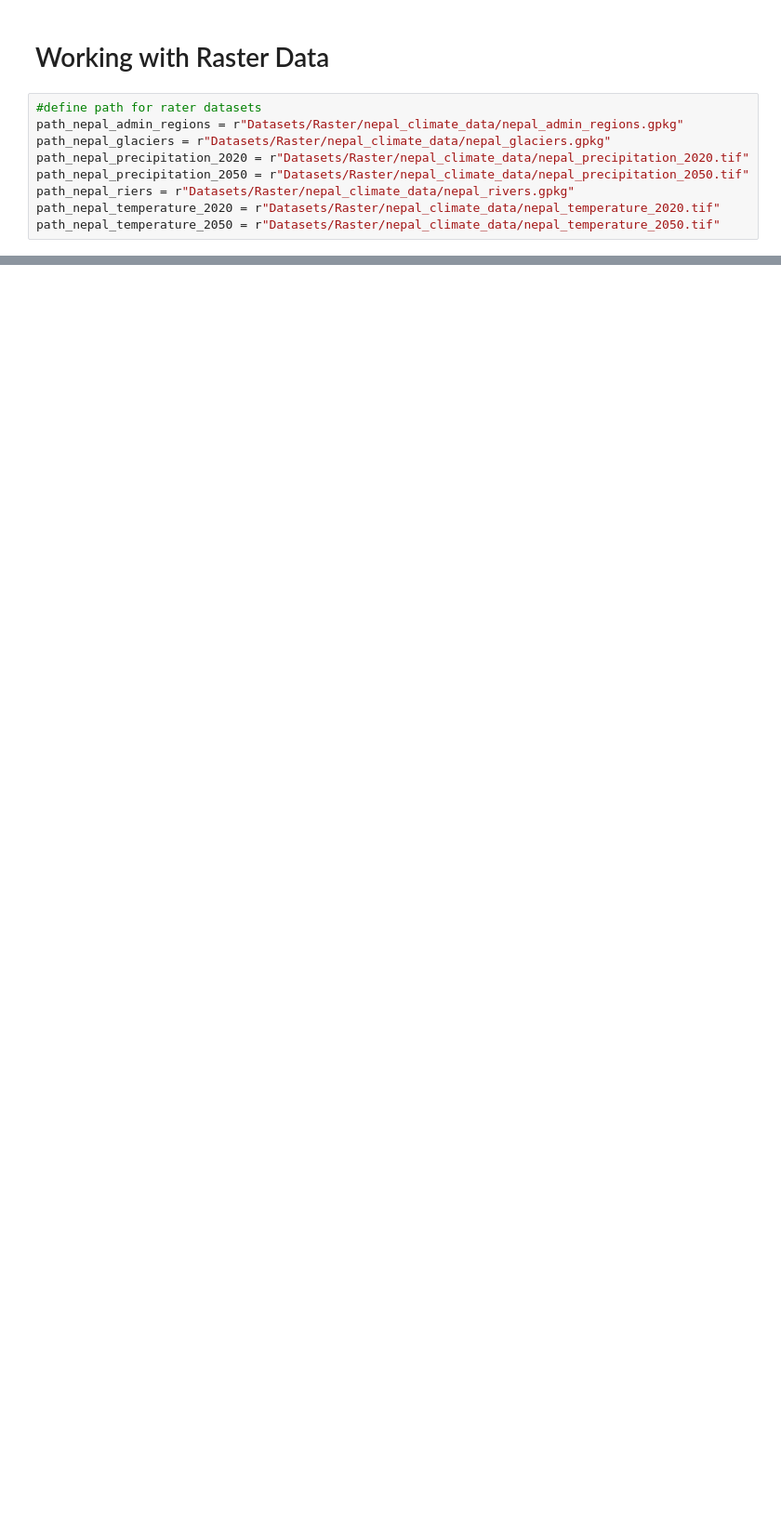
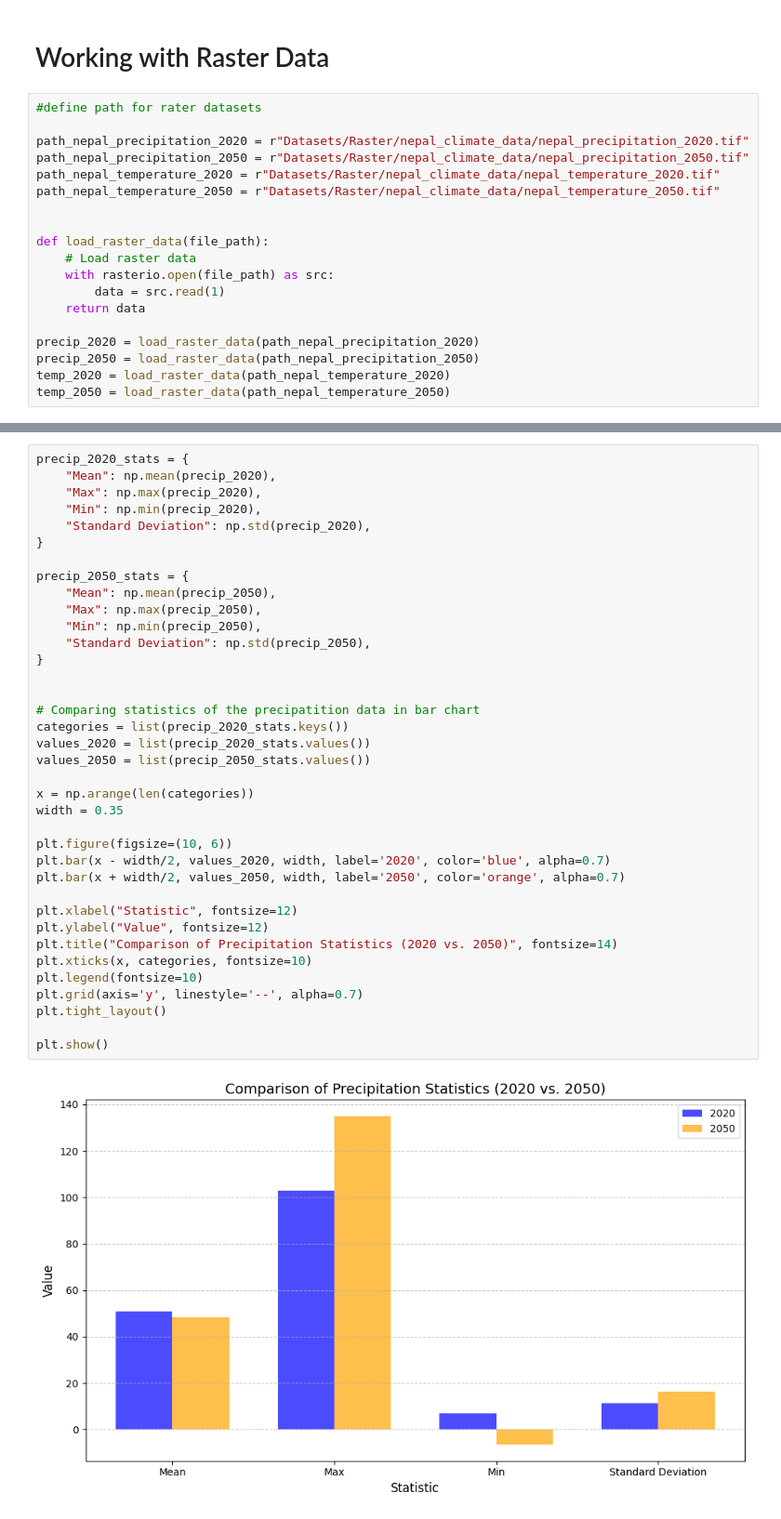
Before and after one commit to Omdena-NIC-Nepal/gis-data-science-assignment-purusottampanta, a Jupyter notebook: gis_data_analysis.ipynb, the cells around one changed output, grey strips where cells are left out. Shown at 93% size. Cells and saved outputs as stored; diff of their text form; blank space fills up the shorter version.

Commit message:
temperature and precipitation trends

```diff
--- a/gis_data_analysis.ipynb
+++ b/gis_data_analysis.ipynb
@@ -119,10 +128,20 @@ plt.show()
 # Working with Raster Data
 # %%
 #define path for rater datasets
-path_nepal_admin_regions = r"Datasets/Raster/nepal_climate_data/nepal_admin_regions.gpkg"
-path_nepal_glaciers = r"Datasets/Raster/nepal_climate_data/nepal_glaciers.gpkg"
+
 path_nepal_precipitation_2020 = r"Datasets/Raster/nepal_climate_data/nepal_precipitation_2020.tif"
 path_nepal_precipitation_2050 = r"Datasets/Raster/nepal_climate_data/nepal_precipitation_2050.tif"
-path_nepal_riers = r"Datasets/Raster/nepal_climate_data/nepal_rivers.gpkg"
 path_nepal_temperature_2020 = r"Datasets/Raster/nepal_climate_data/nepal_temperature_2020.tif"
 path_nepal_temperature_2050 = r"Datasets/Raster/nepal_climate_data/nepal_temperature_2050.tif"
+
+
+def load_raster_data(file_path):
+    # Load raster data
+    with rasterio.open(file_path) as src:
+        data = src.read(1)
+    return data
+
+precip_2020 = load_raster_data(path_nepal_precipitation_2020)
+precip_2050 = load_raster_data(path_nepal_precipitation_2050)
+temp_2020 = load_raster_data(path_nepal_temperature_2020)
+temp_2050 = load_raster_data(path_nepal_temperature_2050)
@@ -128,0 +176,39 @@ path_nepal_temperature_2050 = r"Datasets/Raster/nepal_climate_data/nepal_tempera
+# %%
+precip_2020_stats = {
+    "Mean": np.mean(precip_2020),
+    "Max": np.max(precip_2020),
+    "Min": np.min(precip_2020),
+    "Standard Deviation": np.std(precip_2020),
+}
+
+precip_2050_stats = {
+    "Mean": np.mean(precip_2050),
+    "Max": np.max(precip_2050),
+    "Min": np.min(precip_2050),
+    "Standard Deviation": np.std(precip_2050),
+}
+
+
+# Comparing statistics of the precipatition data in bar chart
+categories = list(precip_2020_stats.keys())
+values_2020 = list(precip_2020_stats.values())
+values_2050 = list(precip_2050_stats.values())
+
+x = np.arange(len(categories))
+width = 0.35
+
+plt.figure(figsize=(10, 6))
+plt.bar(x - width/2, values_2020, width, label='2020', color='blue', alpha=0.7)
+plt.bar(x + width/2, values_2050, width, label='2050', color='orange', alpha=0.7)
+
+plt.xlabel("Statistic", fontsize=12)
+plt.ylabel("Value", fontsize=12)
+plt.title("Comparison of Precipitation Statistics (2020 vs. 2050)", fontsize=14)
+plt.xticks(x, categories, fontsize=10)
+plt.legend(fontsize=10)
+plt.grid(axis='y', linestyle='--', alpha=0.7)
+plt.tight_layout()
+
+plt.show()
+# %% [output]
+[figure, added]
```
Also changed, not shown: parts of 23 cells of this notebook.
